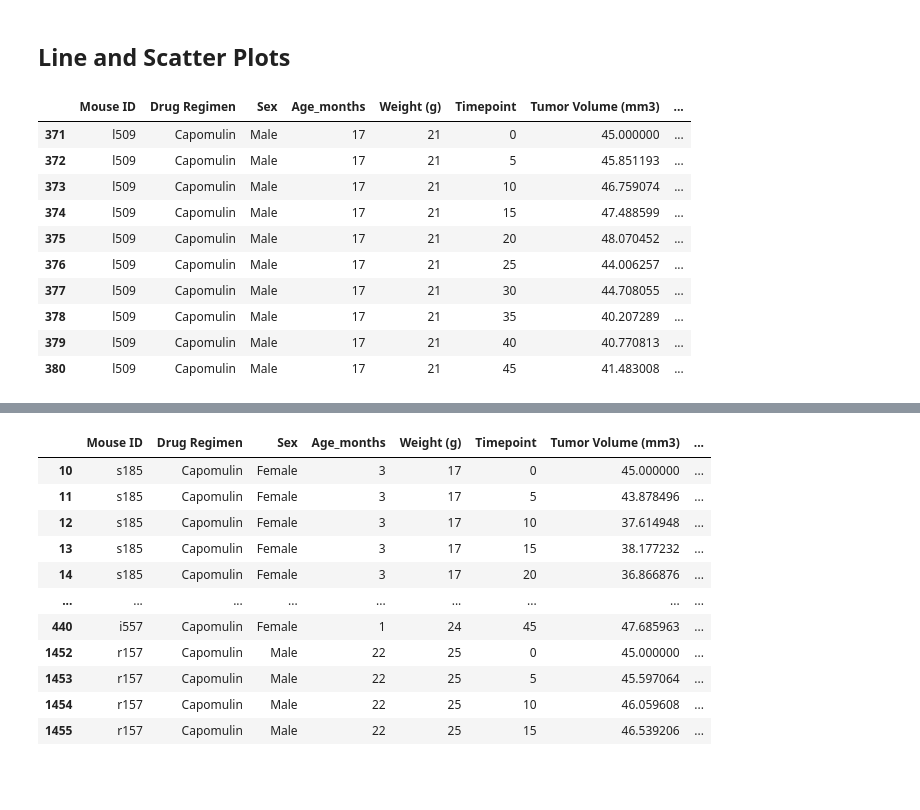
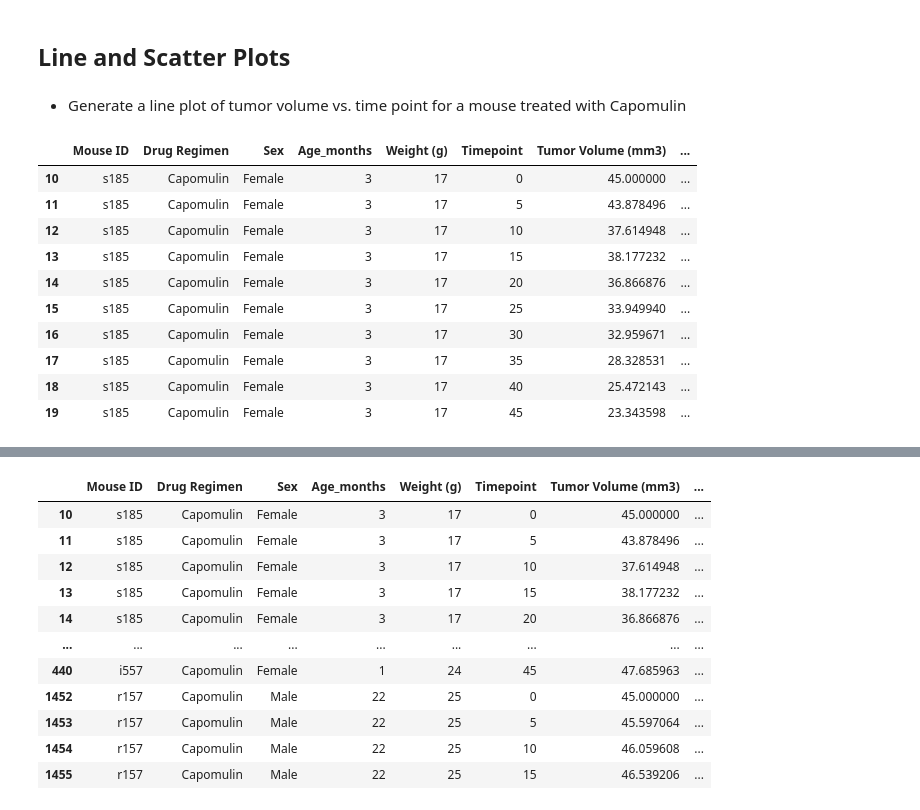
Before and after one commit to manuelamc14/Matploid-challenge, a Jupyter notebook: Pymaceuticals/pymaceuticals_starter.ipynb, the cells around one changed output, grey strips where cells are left out. Saved outputs shown, nothing was run; the diff lists cells and outputs as text; code cells hidden in the pictures; blank space fills up the shorter version.

```diff
--- a/Pymaceuticals/pymaceuticals_starter.ipynb
+++ b/Pymaceuticals/pymaceuticals_starter.ipynb
@@ -364,21 +282,21 @@ vol_data = []
 # Generate a box plot of the final tumor volume of each mouse across four regimens of interest
 # %% [markdown]
 ## Line and Scatter Plots
-# %%
-# Generate a line plot of tumor volume vs. time point for a mouse treated with Capomulin
-
-l509_records = merge_df_copy.loc[(merge_df_copy["Mouse ID"]== "l509") & (merge_df_copy["Drug Regimen"]== "Capomulin")]
-l509_records
-# %% [output]
-|  | Mouse ID | Drug Regimen | Sex | Age_months | Weight (g) | Timepoint | Tumor Volume (mm3) | ... |
-| 371 | l509 | Capomulin | Male | 17 | 21 | 0 | 45.000000 | ... |
-| 372 | l509 | Capomulin | Male | 17 | 21 | 5 | 45.851193 | ... |
-| 373 | l509 | Capomulin | Male | 17 | 21 | 10 | 46.759074 | ... |
-| 374 | l509 | Capomulin | Male | 17 | 21 | 15 | 47.488599 | ... |
-| 375 | l509 | Capomulin | Male | 17 | 21 | 20 | 48.070452 | ... |
-| 376 | l509 | Capomulin | Male | 17 | 21 | 25 | 44.006257 | ... |
-| 377 | l509 | Capomulin | Male | 17 | 21 | 30 | 44.708055 | ... |
-| 378 | l509 | Capomulin | Male | 17 | 21 | 35 | 40.207289 | ... |
-| 379 | l509 | Capomulin | Male | 17 | 21 | 40 | 40.770813 | ... |
-| 380 | l509 | Capomulin | Male | 17 | 21 | 45 | 41.483008 | ... |
+# %% [markdown]
+- Generate a line plot of tumor volume vs. time point for a mouse treated with Capomulin
+# %%
+s185_records = merge_df_copy.loc[(merge_df_copy["Mouse ID"]== "s185") & (merge_df_copy["Drug Regimen"]== "Capomulin")]
+s185_records
+# %% [output]
+|  | Mouse ID | Drug Regimen | Sex | Age_months | Weight (g) | Timepoint | Tumor Volume (mm3) | ... |
+| 10 | s185 | Capomulin | Female | 3 | 17 | 0 | 45.000000 | ... |
+| 11 | s185 | Capomulin | Female | 3 | 17 | 5 | 43.878496 | ... |
+| 12 | s185 | Capomulin | Female | 3 | 17 | 10 | 37.614948 | ... |
+| 13 | s185 | Capomulin | Female | 3 | 17 | 15 | 38.177232 | ... |
+| 14 | s185 | Capomulin | Female | 3 | 17 | 20 | 36.866876 | ... |
+| 15 | s185 | Capomulin | Female | 3 | 17 | 25 | 33.949940 | ... |
+| 16 | s185 | Capomulin | Female | 3 | 17 | 30 | 32.959671 | ... |
+| 17 | s185 | Capomulin | Female | 3 | 17 | 35 | 28.328531 | ... |
+| 18 | s185 | Capomulin | Female | 3 | 17 | 40 | 25.472143 | ... |
+| 19 | s185 | Capomulin | Female | 3 | 17 | 45 | 23.343598 | ... |
 # %%
```
Also changed, not shown: parts of 27 cells of this notebook.
